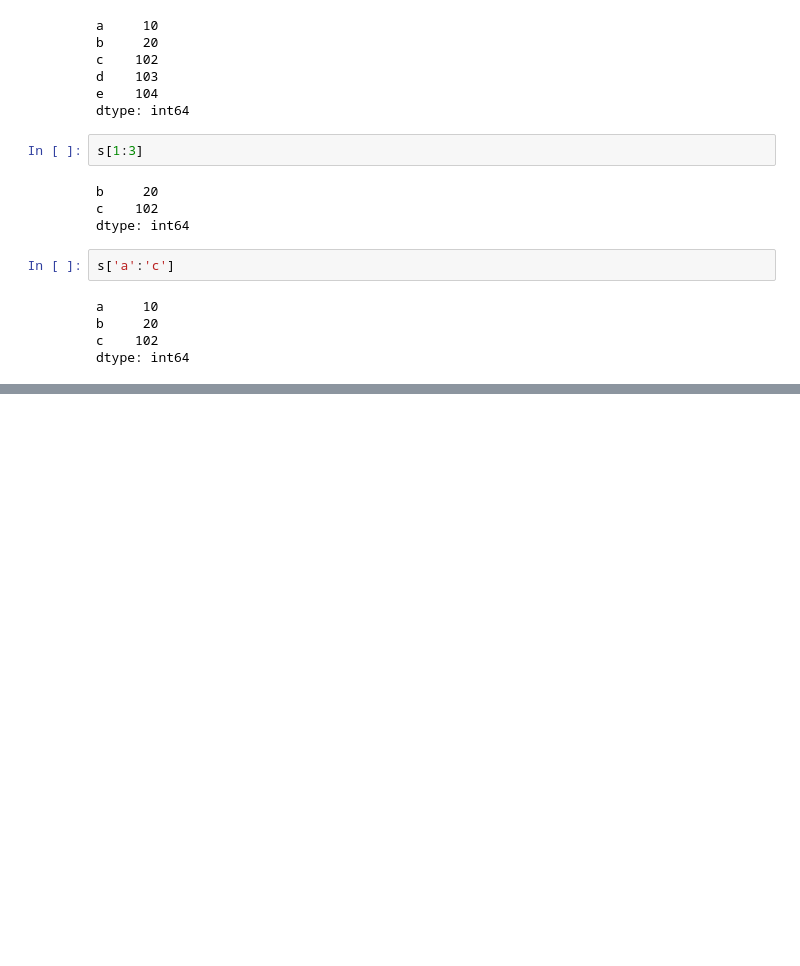
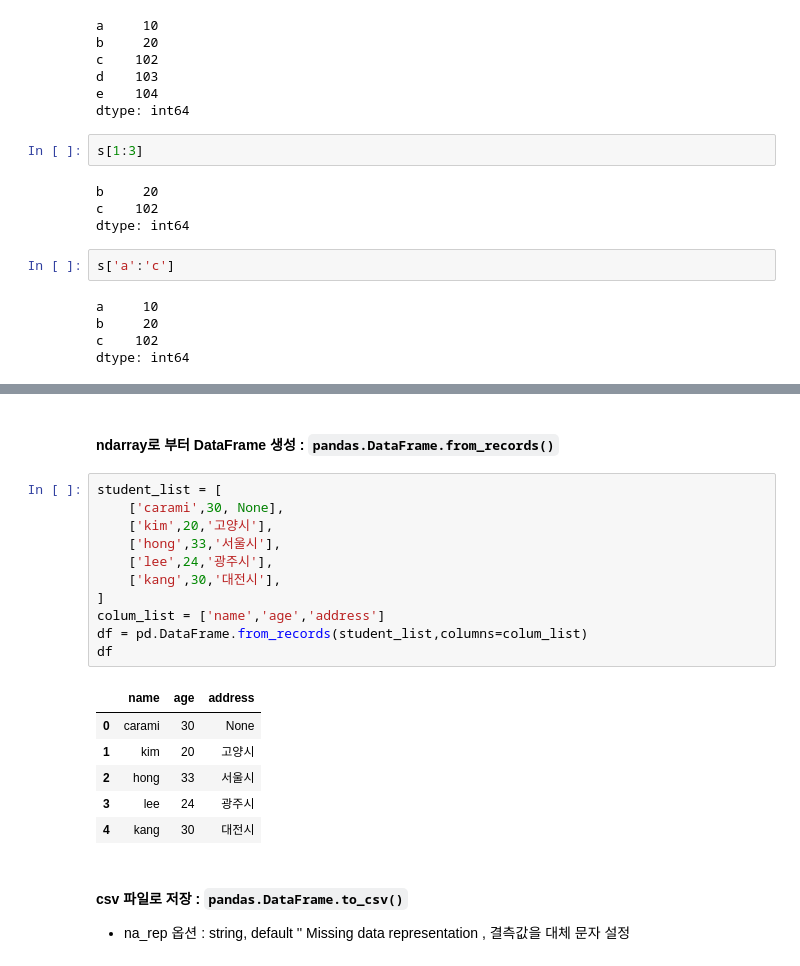
Before and after one commit to SwimmingHwang/practice-python, a Jupyter notebook: python_data_analysis(2)_pandas(1).ipynb, the cells around one changed output, grey strips where cells are left out. Saved outputs shown, nothing was run; the diff lists cells and outputs as text; blank space fills up the shorter version.

```diff
--- a/python_data_analysis(2)_pandas(1).ipynb
+++ b/python_data_analysis(2)_pandas(1).ipynb
@@ -644,0 +691,23 @@ dtype: int64
+# %% [markdown]
+#### ndarray로 부터 DataFrame 생성 : `pandas.DataFrame.from_records()`
+# %%
+student_list = [
+    ['carami',30, None],
+    ['kim',20,'고양시'],
+    ['hong',33,'서울시'],
+    ['lee',24,'광주시'],
+    ['kang',30,'대전시'],
+]
+colum_list = ['name','age','address']
+df = pd.DataFrame.from_records(student_list,columns=colum_list)
+df
+# %% [output]
+|  | name | age | address |
+| 0 | carami | 30 | None |
+| 1 | kim | 20 | 고양시 |
+| 2 | hong | 33 | 서울시 |
+| 3 | lee | 24 | 광주시 |
+| 4 | kang | 30 | 대전시 |
+# %% [markdown]
+#### csv 파일로 저장 : `pandas.DataFrame.to_csv()`
+- na_rep 옵션 : string, default '' Missing data representation , 결측값을 대체 문자 설정
```
Also changed, not shown: parts of 10 cells of this notebook.
